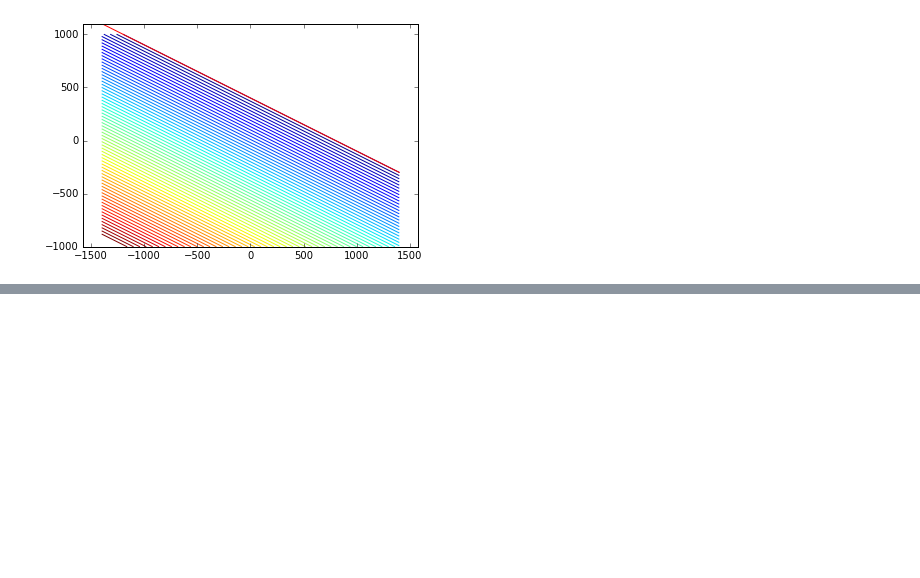
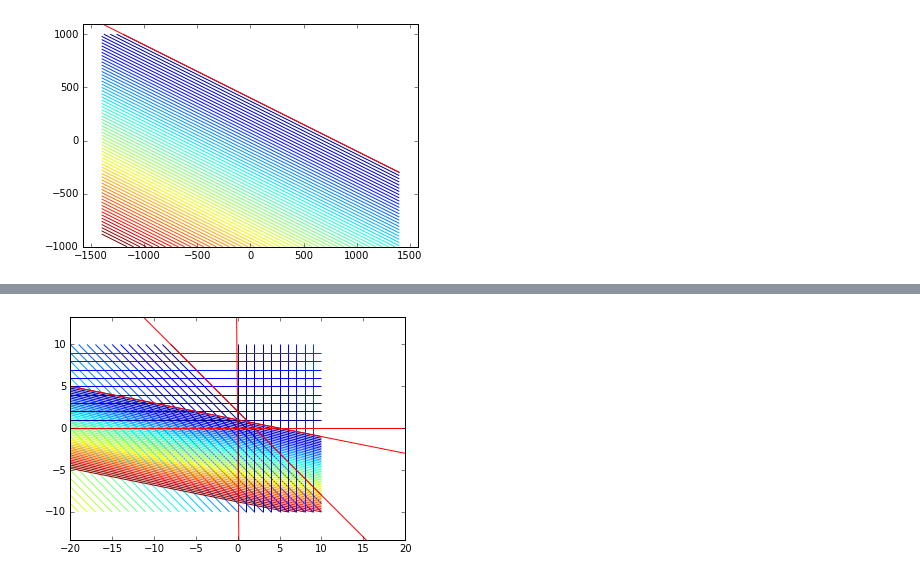
Before and after one commit to heolin/math_optimizations, a Jupyter notebook: Optimizations.ipynb, the cells around one changed output, grey strips where cells are left out. Cells and saved outputs as stored; diff of their text form; code cells hidden in the pictures; blank space fills up the shorter version.

```diff
--- a/Optimizations.ipynb
+++ b/Optimizations.ipynb
@@ -1196,0 +1226,42 @@ for t in xrange(10):
+# %%
+ogrs_wspol = np.array([[-1, -1, 2],
+                 [-1, -5, 5],
+                 [1, 0, 0],
+                 [0, 1, 0]])
+
+
+#def ogr(x, i):
+#    return np.dot(x.T, ogrs[i][:2]) + ogrs[i][2]
+
+def ogr1(x):
+    return -x[0] -x[1] + 2
+def ogr2(x):
+    return -x[0] -5 * x[1] + 5
+def ogr3(x):
+    return x[0]
+def ogr4(x):
+    return x[1]
+
+ogrs = [ogr1, ogr2, ogr3, ogr4]
+
+def lin(x, i):
+    d = ogrs_wspol[i][1]
+    if d == 0:
+        d = 0.01
+    return -(ogrs_wspol[i][0] * x + ogrs_wspol[i][2]) / d
+
+plt.axis("equal")
+for i in xrange(len(ogrs)):
+    lin1 = np.zeros((100, 2))
+    lin1[:, 0] = np.linspace(-20, 20, num=100)
+    lin1[:, 1] = lin(np.linspace(-20, 20, num=100), i)
+    plt.plot(lin1.T[0], lin1.T[1], "r-")
+    #plt.show()
+
+plt.ylim([-10,10])
+
+for ogrf in ogrs:
+    f1mesh = ogrf(np.array([xmesh, ymesh]))
+    plt.contour(xmesh, ymesh, f1mesh, range(0, 50, 1))
+# %% [output]
+[figure, added]
```
Also changed, not shown: parts of 11 cells of this notebook.
